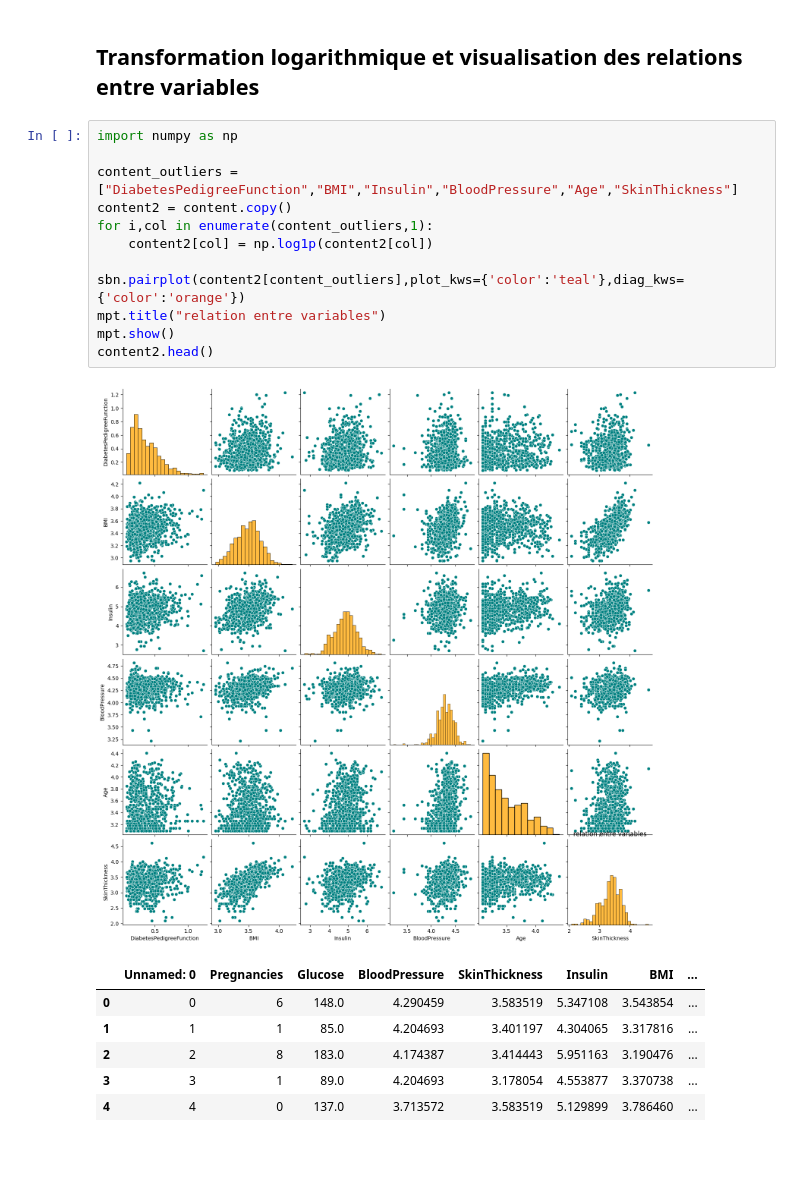
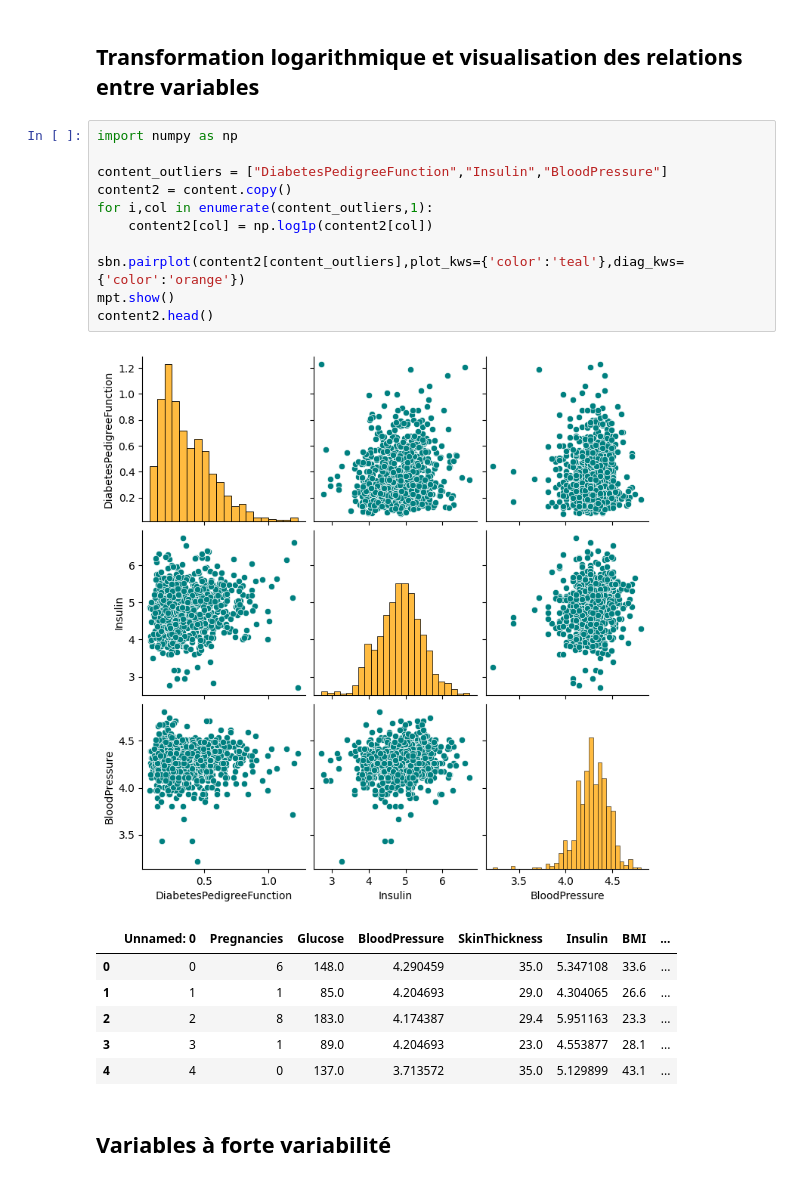
Before and after one commit to bouchta65/DiabetesTrackAI, a Jupyter notebook: src/2_preprocessing.ipynb, the cells around one changed output. Saved outputs shown, nothing was run; the diff lists cells and outputs as text; blank space fills up the shorter version.

```diff
--- a/src/2_preprocessing.ipynb
+++ b/src/2_preprocessing.ipynb
@@ -138,20 +138,21 @@ dtype: int64
 # %%
 import numpy as np
 
-content_outliers = ["DiabetesPedigreeFunction","BMI","Insulin","BloodPressure","Age","SkinThickness"]
+content_outliers = ["DiabetesPedigreeFunction","Insulin","BloodPressure"]
 content2 = content.copy()
 for i,col in enumerate(content_outliers,1):
     content2[col] = np.log1p(content2[col])
 
 sbn.pairplot(content2[content_outliers],plot_kws={'color':'teal'},diag_kws={'color':'orange'})
-mpt.title("relation entre variables")
 mpt.show()
 content2.head()
 # %% [output]
-[figure, old version]
+[figure, new version]
 |  | Unnamed: 0 | Pregnancies | Glucose | BloodPressure | SkinThickness | Insulin | BMI | ... |
-| 0 | 0 | 6 | 148.0 | 4.290459 | 3.583519 | 5.347108 | 3.543854 | ... |
-| 1 | 1 | 1 | 85.0 | 4.204693 | 3.401197 | 4.304065 | 3.317816 | ... |
-| 2 | 2 | 8 | 183.0 | 4.174387 | 3.414443 | 5.951163 | 3.190476 | ... |
-| 3 | 3 | 1 | 89.0 | 4.204693 | 3.178054 | 4.553877 | 3.370738 | ... |
-| 4 | 4 | 0 | 137.0 | 3.713572 | 3.583519 | 5.129899 | 3.786460 | ... |
+| 0 | 0 | 6 | 148.0 | 4.290459 | 35.0 | 5.347108 | 33.6 | ... |
+| 1 | 1 | 1 | 85.0 | 4.204693 | 29.0 | 4.304065 | 26.6 | ... |
+| 2 | 2 | 8 | 183.0 | 4.174387 | 29.4 | 5.951163 | 23.3 | ... |
+| 3 | 3 | 1 | 89.0 | 4.204693 | 23.0 | 4.553877 | 28.1 | ... |
+| 4 | 4 | 0 | 137.0 | 3.713572 | 35.0 | 5.129899 | 43.1 | ... |
+# %% [markdown]
+## Variables à forte variabilité
```
Also changed, not shown: parts of 1 cell of this notebook.
